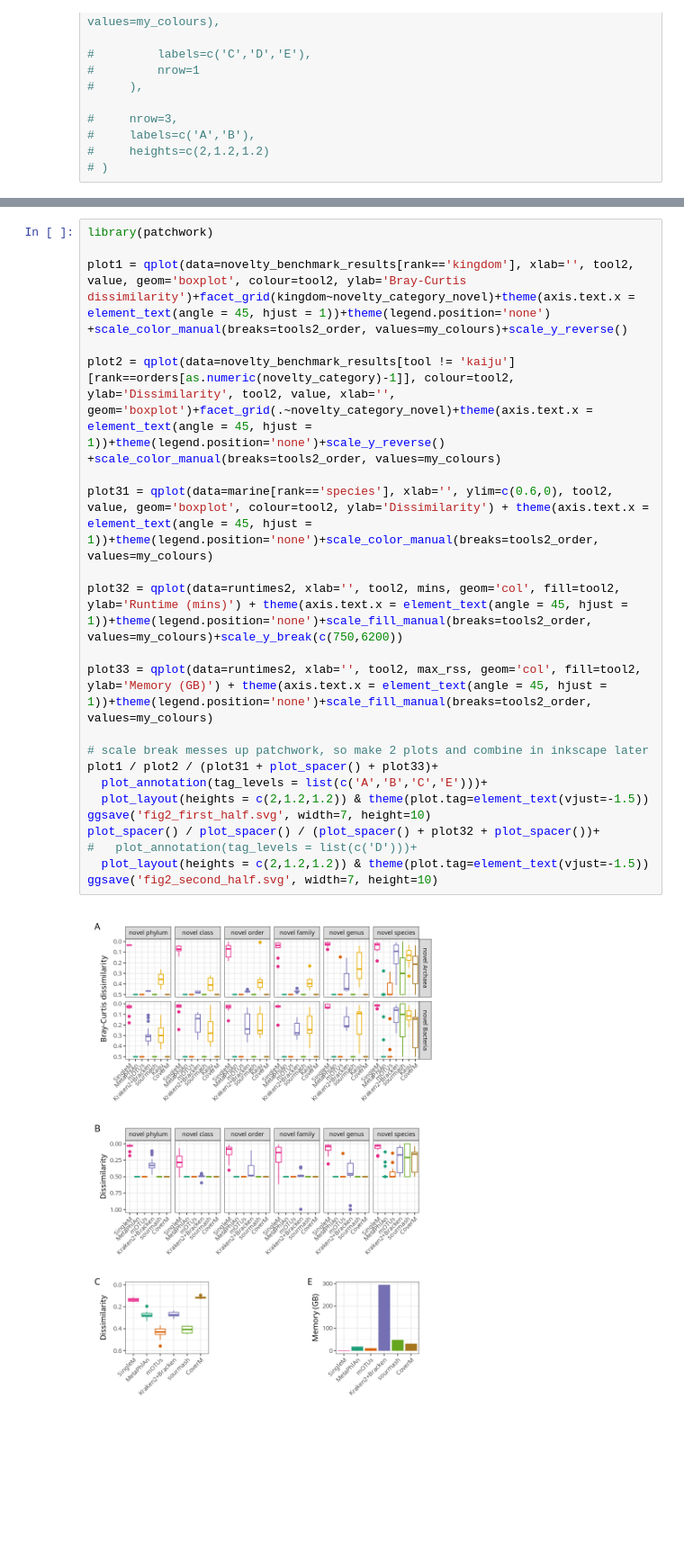
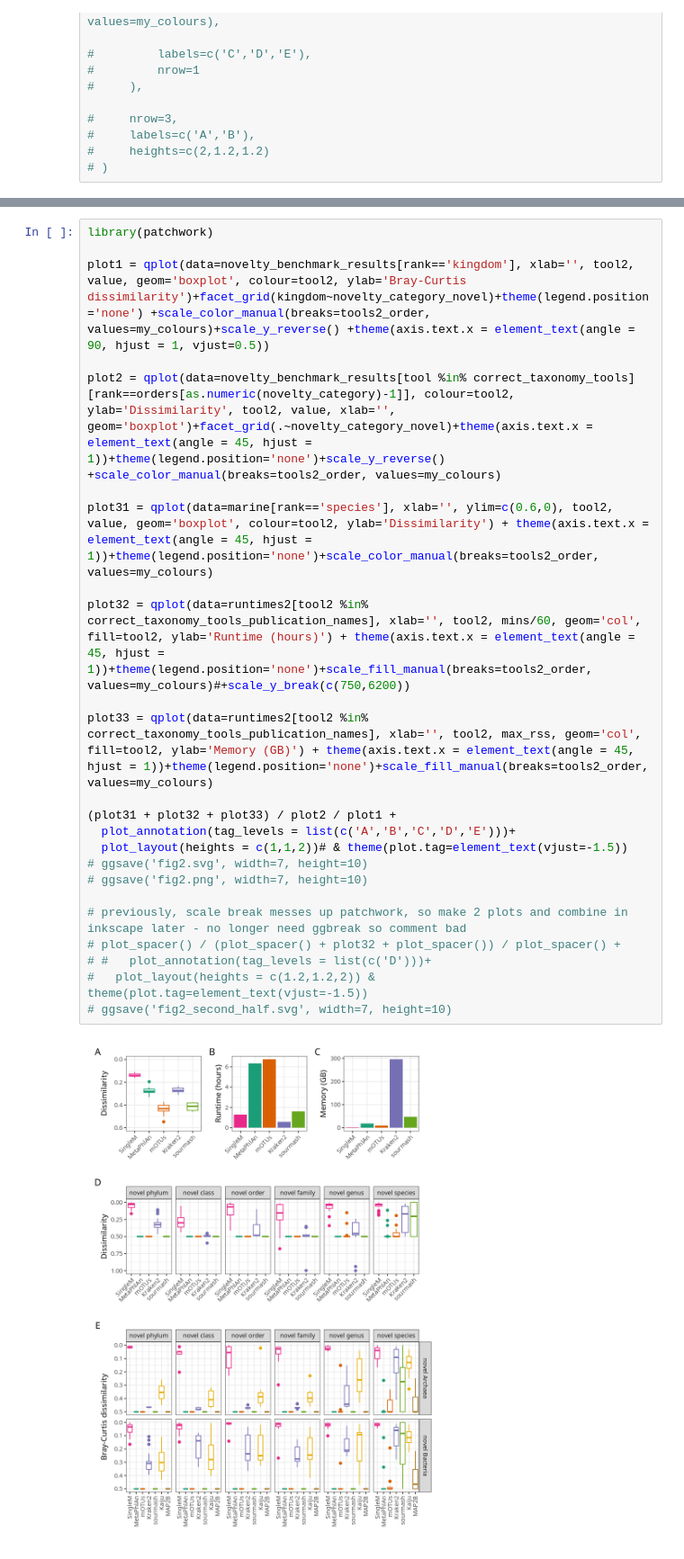
Before and after one commit to wwood/singlem-benchmarking, a Jupyter notebook: plot_overall.ipynb, the cells around one changed output, grey strips where cells are left out. Shown at 90% size. Saved outputs shown, nothing was run; the diff lists cells and outputs as text; blank space fills up the shorter version.

```diff
--- a/plot_overall.ipynb
+++ b/plot_overall.ipynb
@@ -139,24 +160,26 @@ runtimes2 = runtimes[threads==1, .(mins=mean(s/60), max_rss=mean(max_rss/1000)),
 # %%
 library(patchwork)
 
-plot1 = qplot(data=novelty_benchmark_results[rank=='kingdom'], xlab='', tool2, value, geom='boxplot', colour=tool2, ylab='Bray-Curtis dissimilarity')+facet_grid(kingdom~novelty_category_novel)+theme(axis.text.x = element_text(angle = 45, hjust = 1))+theme(legend.position='none') +scale_color_manual(breaks=tools2_order, values=my_colours)+scale_y_reverse()
+plot1 = qplot(data=novelty_benchmark_results[rank=='kingdom'], xlab='', tool2, value, geom='boxplot', colour=tool2, ylab='Bray-Curtis dissimilarity')+facet_grid(kingdom~novelty_category_novel)+theme(legend.position='none') +scale_color_manual(breaks=tools2_order, values=my_colours)+scale_y_reverse() +theme(axis.text.x = element_text(angle = 90, hjust = 1, vjust=0.5))
 
-plot2 = qplot(data=novelty_benchmark_results[tool != 'kaiju'][rank==orders[as.numeric(novelty_category)-1]], colour=tool2, ylab='Dissimilarity', tool2, value, xlab='', geom='boxplot')+facet_grid(.~novelty_category_novel)+theme(axis.text.x = element_text(angle = 45, hjust = 1))+theme(legend.position='none')+scale_y_reverse() +scale_color_manual(breaks=tools2_order, values=my_colours)
+plot2 = qplot(data=novelty_benchmark_results[tool %in% correct_taxonomy_tools][rank==orders[as.numeric(novelty_category)-1]], colour=tool2, ylab='Dissimilarity', tool2, value, xlab='', geom='boxplot')+facet_grid(.~novelty_category_novel)+theme(axis.text.x = element_text(angle = 45, hjust = 1))+theme(legend.position='none')+scale_y_reverse() +scale_color_manual(breaks=tools2_order, values=my_colours)
 
 plot31 = qplot(data=marine[rank=='species'], xlab='', ylim=c(0.6,0), tool2, value, geom='boxplot', colour=tool2, ylab='Dissimilarity') + theme(axis.text.x = element_text(angle = 45, hjust = 1))+theme(legend.position='none')+scale_color_manual(breaks=tools2_order, values=my_colours)
 
-plot32 = qplot(data=runtimes2, xlab='', tool2, mins, geom='col', fill=tool2, ylab='Runtime (mins)') + theme(axis.text.x = element_text(angle = 45, hjust = 1))+theme(legend.position='none')+scale_fill_manual(breaks=tools2_order, values=my_colours)+scale_y_break(c(750,6200))
+plot32 = qplot(data=runtimes2[tool2 %in% correct_taxonomy_tools_publication_names], xlab='', tool2, mins/60, geom='col', fill=tool2, ylab='Runtime (hours)') + theme(axis.text.x = element_text(angle = 45, hjust = 1))+theme(legend.position='none')+scale_fill_manual(breaks=tools2_order, values=my_colours)#+scale_y_break(c(750,6200))
 
-plot33 = qplot(data=runtimes2, xlab='', tool2, max_rss, geom='col', fill=tool2, ylab='Memory (GB)') + theme(axis.text.x = element_text(angle = 45, hjust = 1))+theme(legend.position='none')+scale_fill_manual(breaks=tools2_order, values=my_colours)
+plot33 = qplot(data=runtimes2[tool2 %in% correct_taxonomy_tools_publication_names], xlab='', tool2, max_rss, geom='col', fill=tool2, ylab='Memory (GB)') + theme(axis.text.x = element_text(angle = 45, hjust = 1))+theme(legend.position='none')+scale_fill_manual(breaks=tools2_order, values=my_colours)
 
-# scale break messes up patchwork, so make 2 plots and combine in inkscape later
-plot1 / plot2 / (plot31 + plot_spacer() + plot33)+
-  plot_annotation(tag_levels = list(c('A','B','C','E')))+
-  plot_layout(heights = c(2,1.2,1.2)) & theme(plot.tag=element_text(vjust=-1.5))
-ggsave('fig2_first_half.svg', width=7, height=10)
-plot_spacer() / plot_spacer() / (plot_spacer() + plot32 + plot_spacer())+
-#   plot_annotation(tag_levels = list(c('D')))+
-  plot_layout(heights = c(2,1.2,1.2)) & theme(plot.tag=element_text(vjust=-1.5))
-ggsave('fig2_second_half.svg', width=7, height=10)
+(plot31 + plot32 + plot33) / plot2 / plot1 +
+  plot_annotation(tag_levels = list(c('A','B','C','D','E')))+
+  plot_layout(heights = c(1,1,2))# & theme(plot.tag=element_text(vjust=-1.5))
+# ggsave('fig2.svg', width=7, height=10)
+# ggsave('fig2.png', width=7, height=10)
+
+# previously, scale break messes up patchwork, so make 2 plots and combine in inkscape later - no longer need ggbreak so comment bad
+# plot_spacer() / (plot_spacer() + plot32 + plot_spacer()) / plot_spacer() +
+# #   plot_annotation(tag_levels = list(c('D')))+
+#   plot_layout(heights = c(1.2,1.2,2)) & theme(plot.tag=element_text(vjust=-1.5))
+# ggsave('fig2_second_half.svg', width=7, height=10)
 # %% [output]
-[figure, old version]
+[figure, new version]
```
Also changed, not shown: parts of 14 cells of this notebook, 4 other files.
